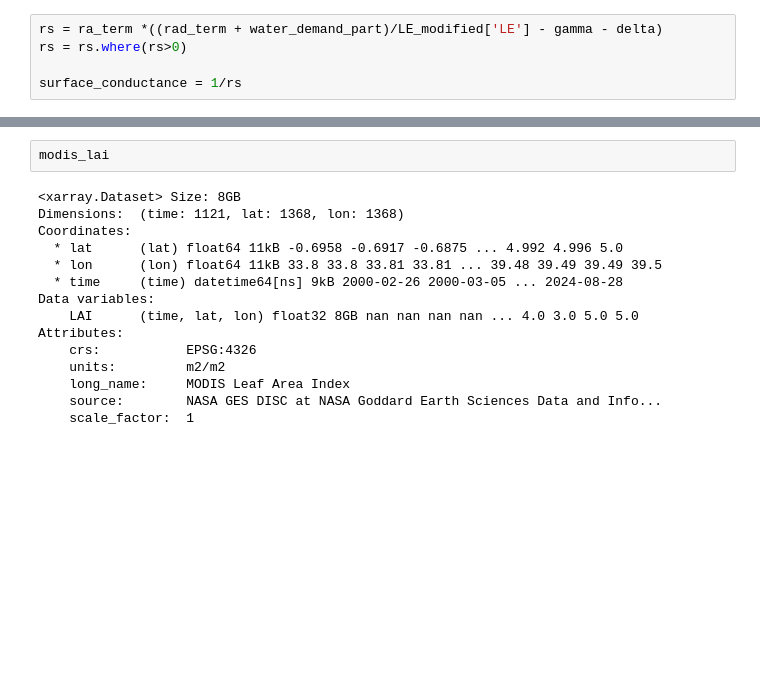
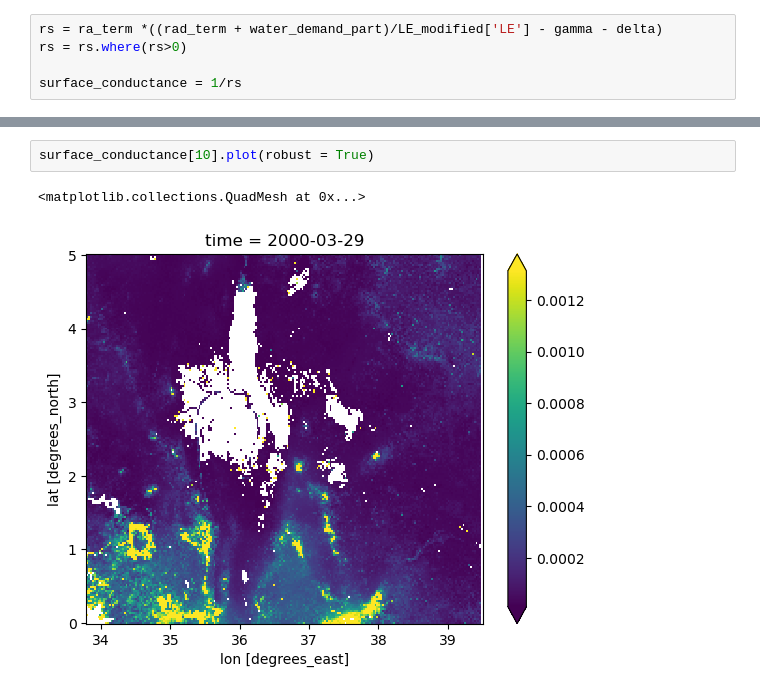
Before and after one commit to klekarkar/carbon_assimilation, a Jupyter notebook: surface_conductance.ipynb, the cells around one changed output, grey strips where cells are left out. Drawn from its saved outputs; the diff is of its cells as text; blank space fills up the shorter version.

```diff
--- a/surface_conductance.ipynb
+++ b/surface_conductance.ipynb
@@ -128,17 +125,5 @@ surface_conductance.sel(lat = slice(2.5,4.6),lon = slice(36.5,39.6)).mean(dim =
-# %%
-modis_lai
-# %% [output]
-<xarray.Dataset> Size: 8GB
-Dimensions:  (time: 1121, lat: 1368, lon: 1368)
-Coordinates:
-  * lat      (lat) float64 11kB -0.6958 -0.6917 -0.6875 ... 4.992 4.996 5.0
-  * lon      (lon) float64 11kB 33.8 33.8 33.81 33.81 ... 39.48 39.49 39.49 39.5
-  * time     (time) datetime64[ns] 9kB 2000-02-26 2000-03-05 ... 2024-08-28
-Data variables:
-    LAI      (time, lat, lon) float32 8GB nan nan nan nan ... 4.0 3.0 5.0 5.0
-Attributes:
-    crs:           EPSG:4326
-    units:         m2/m2
-    long_name:     MODIS Leaf Area Index
-    source:        NASA GES DISC at NASA Goddard Earth Sciences Data and Info...
-    scale_factor:  1
+# %%
+surface_conductance[10].plot(robust = True)
+# %% [output]
+<matplotlib.collections.QuadMesh at 0x...>
+[figure, added]
```
Also changed, not shown: parts of 3 cells of this notebook, 1 other file.
